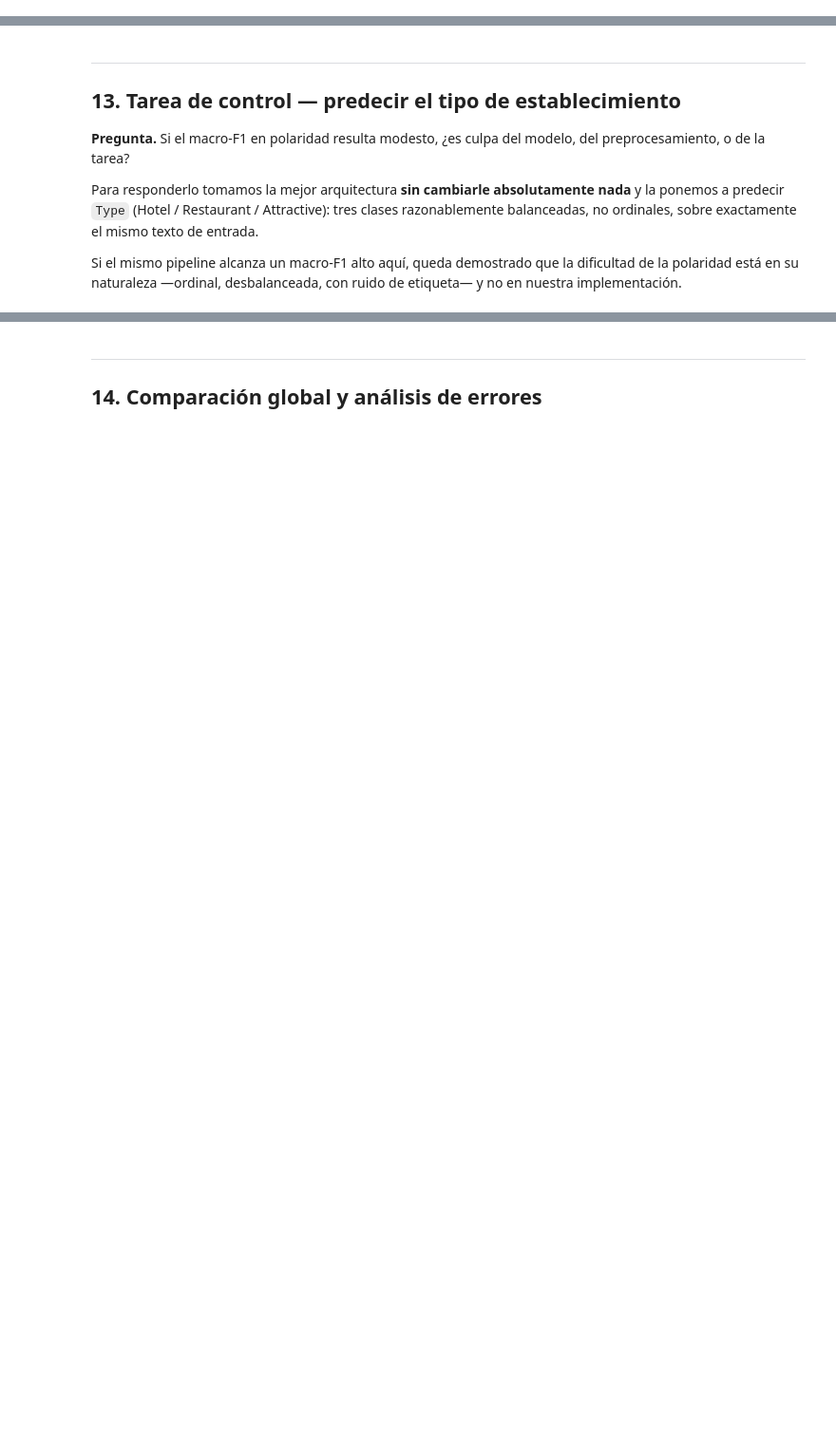
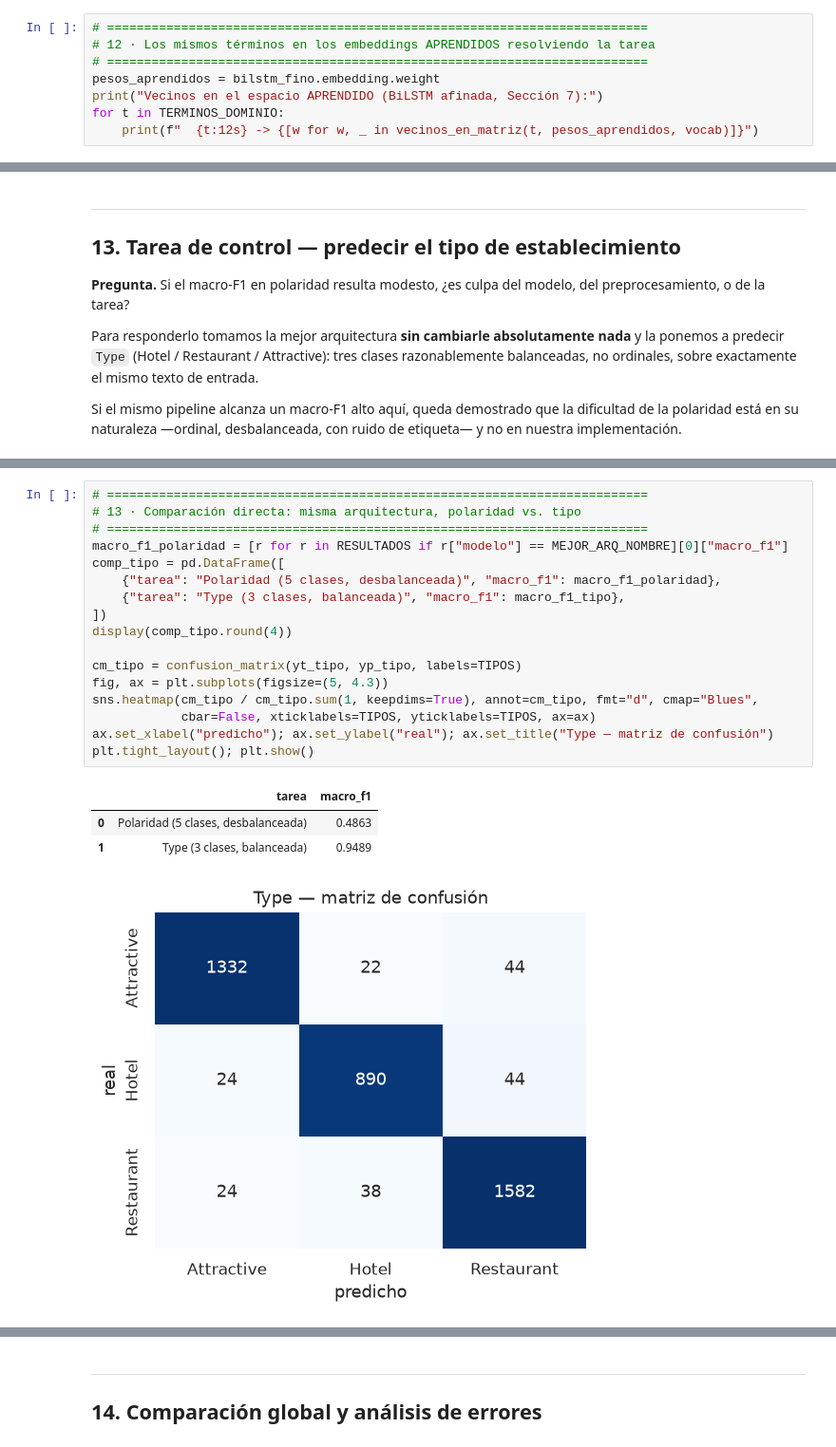
Before and after one commit to Aguado4/miniproyecto-1-nlp-Aguado-Cruz-Ramirez, a Jupyter notebook: notebooks/miniproyecto1_restmex.ipynb, the cells around one changed output, grey strips where cells are left out. Shown at 95% size. Cells and saved outputs as stored; diff of their text form; blank space fills up the shorter version.

```diff
--- a/notebooks/miniproyecto1_restmex.ipynb
+++ b/notebooks/miniproyecto1_restmex.ipynb
@@ -1932,0 +2429,8 @@ maravilloso, y ambos lejos de pésimo aunque los tres sean adjetivos del mismo c
+# %%
+# =========================================================================
+# 12 · Los mismos términos en los embeddings APRENDIDOS resolviendo la tarea
+# =========================================================================
+pesos_aprendidos = bilstm_fino.embedding.weight
+print("Vecinos en el espacio APRENDIDO (BiLSTM afinada, Sección 7):")
+for t in TERMINOS_DOMINIO:
+    print(f"  {t:12s} -> {[w for w, _ in vecinos_en_matriz(t, pesos_aprendidos, vocab)]}")
@@ -1957,0 +2608,22 @@ nuestra implementación.
+# %%
+# =========================================================================
+# 13 · Comparación directa: misma arquitectura, polaridad vs. tipo
+# =========================================================================
+macro_f1_polaridad = [r for r in RESULTADOS if r["modelo"] == MEJOR_ARQ_NOMBRE][0]["macro_f1"]
+comp_tipo = pd.DataFrame([
+    {"tarea": "Polaridad (5 clases, desbalanceada)", "macro_f1": macro_f1_polaridad},
+    {"tarea": "Type (3 clases, balanceada)", "macro_f1": macro_f1_tipo},
+])
+display(comp_tipo.round(4))
+
+cm_tipo = confusion_matrix(yt_tipo, yp_tipo, labels=TIPOS)
+fig, ax = plt.subplots(figsize=(5, 4.3))
+sns.heatmap(cm_tipo / cm_tipo.sum(1, keepdims=True), annot=cm_tipo, fmt="d", cmap="Blues",
+            cbar=False, xticklabels=TIPOS, yticklabels=TIPOS, ax=ax)
+ax.set_xlabel("predicho"); ax.set_ylabel("real"); ax.set_title("Type — matriz de confusión")
+plt.tight_layout(); plt.show()
+# %% [output]
+|  | tarea | macro_f1 |
+| 0 | Polaridad (5 clases, desbalanceada) | 0.4863 |
+| 1 | Type (3 clases, balanceada) | 0.9489 |
+[figure, added]
```
Also changed, not shown: parts of 83 cells of this notebook, 5 other files.
